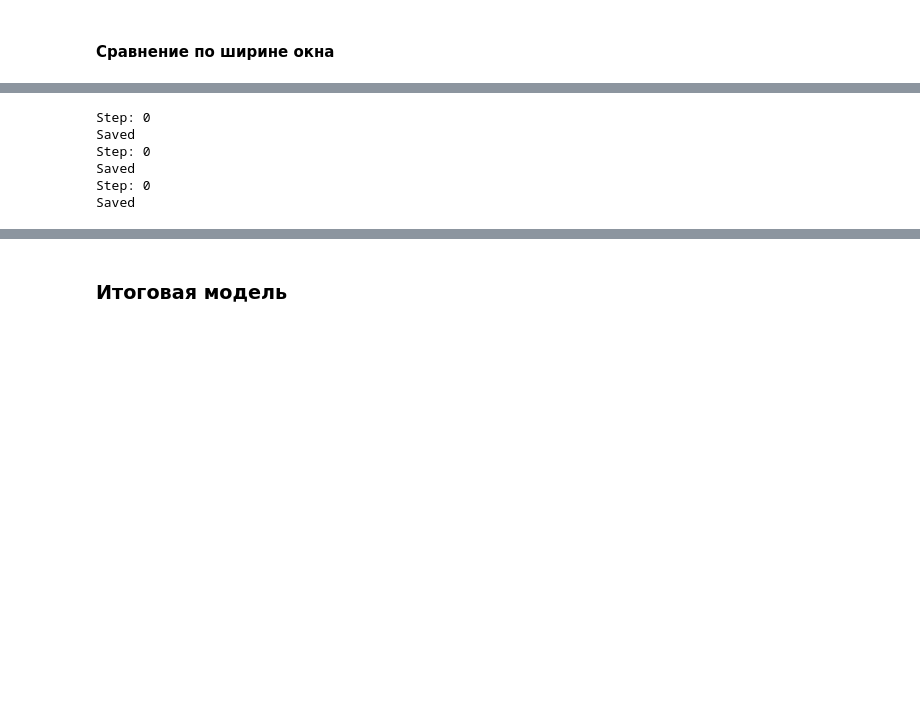
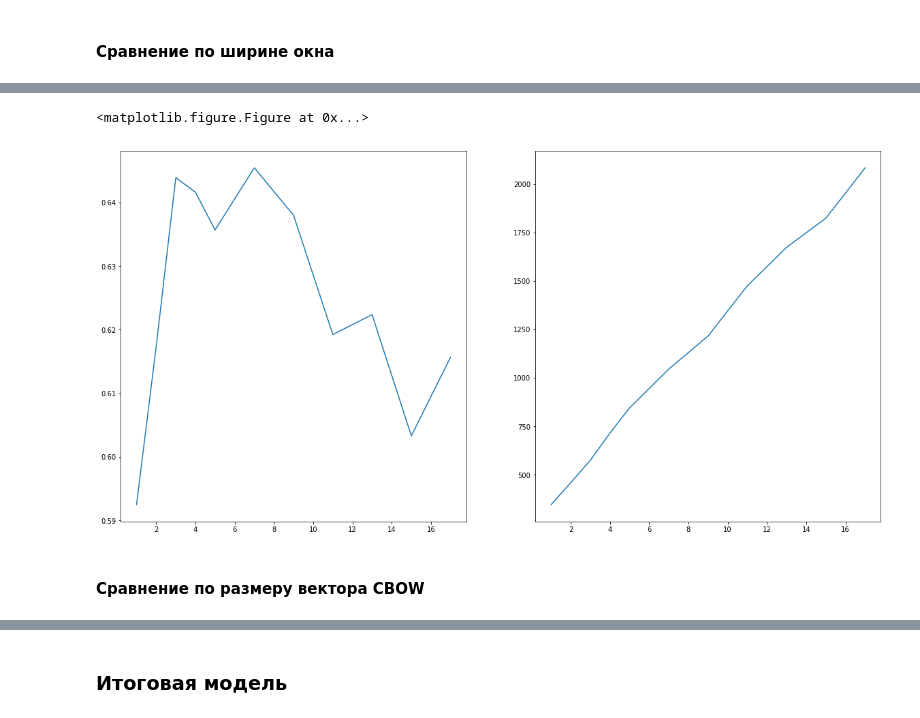
Before and after one commit to Ralina-s/Semantic_connection_words, a Jupyter notebook: Semantic_connection_words.ipynb, the cells around one changed output, grey strips where cells are left out. Saved outputs shown, nothing was run; the diff lists cells and outputs as text; code cells hidden in the pictures; blank space fills up the shorter version.

```diff
--- a/Semantic_connection_words.ipynb
+++ b/Semantic_connection_words.ipynb
@@ -585,20 +613,21 @@ plt.plot(wind,res)
+# %%
+my_result = load_result_model('./results/windowsSg')
+plot_feature(my_result, 'window')
+# %% [output]
+<matplotlib.figure.Figure at 0x...>
+[figure, added]
+# %% [markdown]
+#### Сравнение по размеру вектора CBOW
 # %%
 algorithm = 0 # CBOW
-window = 5
-min_count = 5
+window = 7
+min_count = 1
 alpha = 0.025
 # __ testee __
-sizes = range(5, 150, 50)
+sizes = range(200, 400, 15)
 
 for size in sizes:
     model, ttime = fil_model(algorithm, window, size, min_count, alpha)
     result = result_model(model, ttime)
 
-    save_result_model(algorithm, window, size, min_count, alpha, result[0], result[1], result[2], './results/windows')
+    save_result_model(algorithm, window, size, min_count, alpha, result[0], result[1], result[2], './results/sizeCBOW')
-# %% [output]
-Step: 0
-Saved
-Step: 0
-Saved
-Step: 0
-Saved
```
Also changed, not shown: parts of 33 cells of this notebook.
